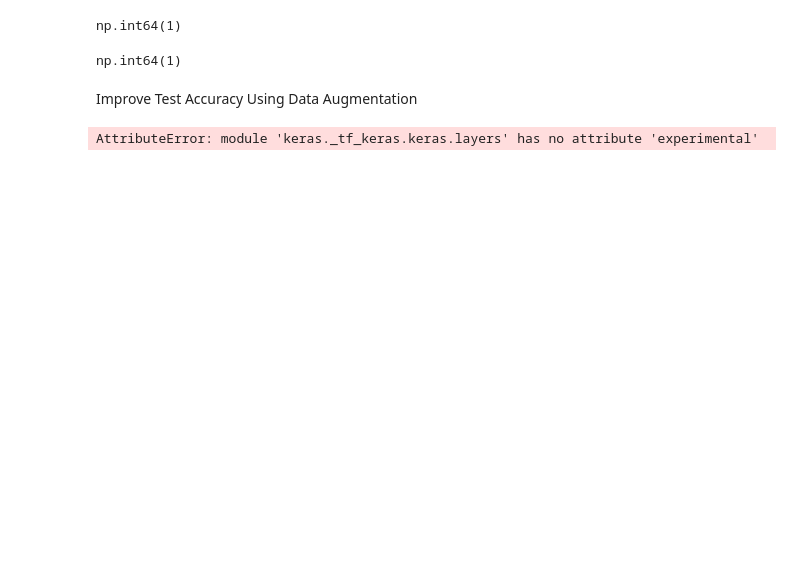
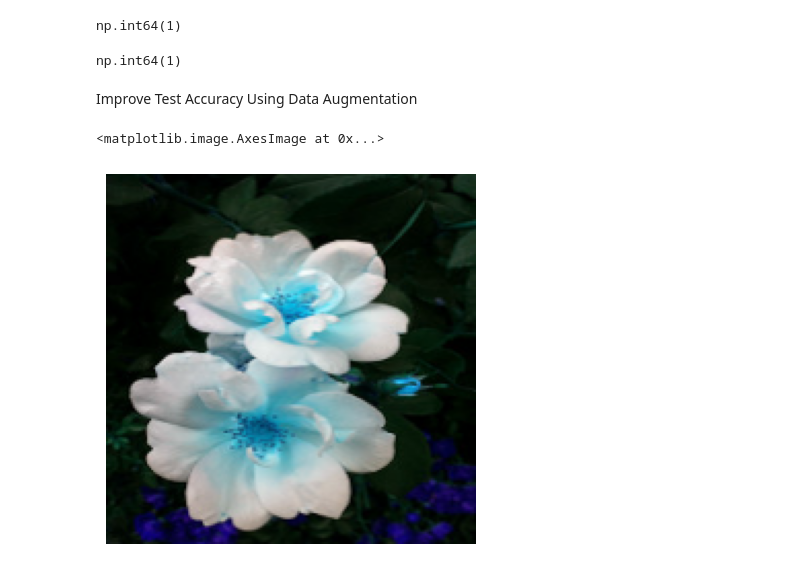
Before and after one commit to SubhradipH/Deep_learning, a Jupyter notebook: augmentation.ipynb, the cells around one changed output. Drawn from its saved outputs; the diff is of its cells as text; code cells hidden in the pictures; blank space fills up the shorter version.

Commit message:
augmentation

```diff
--- a/augmentation.ipynb
+++ b/augmentation.ipynb
@@ -206,15 +206,23 @@ np.int64(1)
 
 Improve Test Accuracy Using Data Augmentation
 # %%
-data_augmentation = keras.Sequential(
-  [
-    layers.experimental.preprocessing.RandomFlip("horizontal",
-                                                 input_shape=(img_height,
-                                                              img_width,
-                                                              3)),
-    layers.experimental.preprocessing.RandomRotation(0.1),
-    layers.experimental.preprocessing.RandomZoom(0.1),
-  ]
-)
+from tensorflow import keras
+from tensorflow.keras import layers
+
+# Define image dimensions
+img_height = 180
+img_width = 180
+
+# Data augmentation pipeline
+data_augmentation = keras.Sequential([
+    layers.RandomFlip("horizontal", input_shape=(img_height, img_width, 3)),
+    layers.RandomRotation(0.1),
+    layers.RandomZoom(0.1),
+])
-# %% [output]
-AttributeError: module 'keras._tf_keras.keras.layers' has no attribute 'experimental'
+# %%
+
+plt.axis('off')
+plt.imshow(X[0])
+# %% [output]
+<matplotlib.image.AxesImage at 0x...>
+[figure, added]
```
Also changed, not shown: parts of 8 cells of this notebook.
